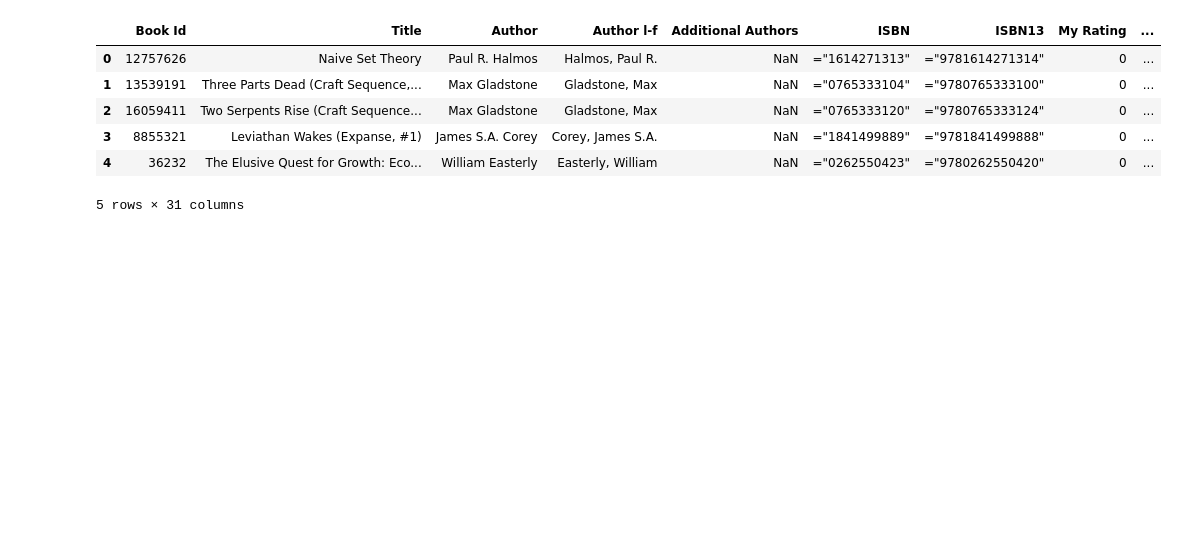
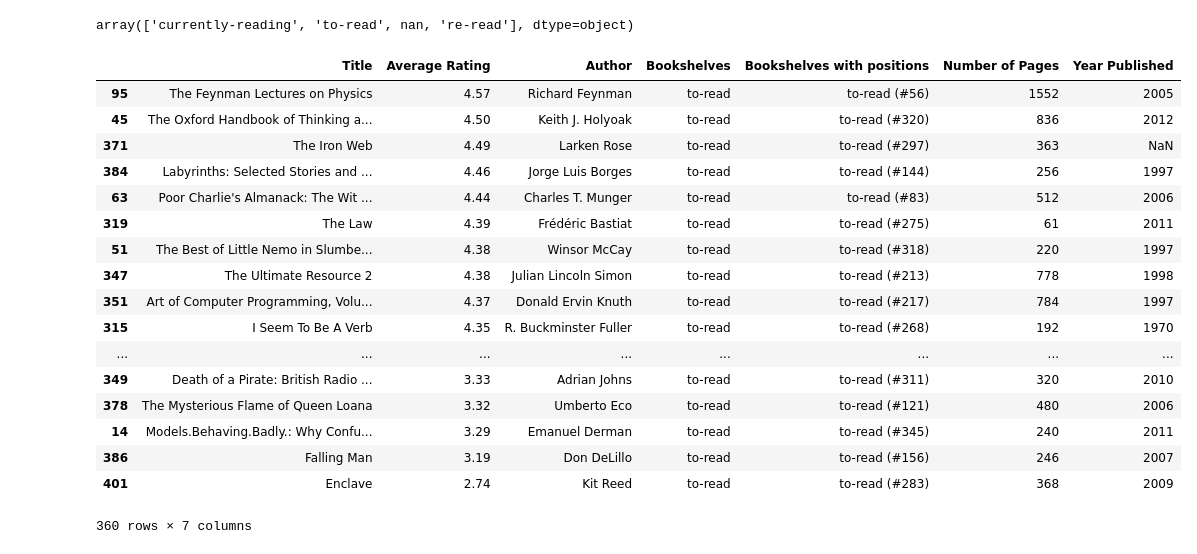
Before and after one commit to gordonfierce/heap_sifter, a Jupyter notebook: sift_goodreads.ipynb, the cells around one changed output. Drawn from its saved outputs; the diff is of its cells as text; code cells hidden in the pictures; blank space fills up the shorter version.

Commit message:
Reduce columns on export.

```diff
--- a/sift_goodreads.ipynb
+++ b/sift_goodreads.ipynb
@@ -5,10 +5,29 @@ goodreads = pandas.read_csv('goodreads_library_export.csv')
-# %%
-goodreads.head()
-# %% [output]
-|  | Book Id | Title | Author | Author l-f | Additional Authors | ISBN | ISBN13 | My Rating | ... |
-| 0 | 12757626 | Naive Set Theory | Paul R. Halmos | Halmos, Paul R. | NaN | ="1614271313" | ="9781614271314" | 0 | ... |
-| 1 | 13539191 | Three Parts Dead (Craft Sequence,... | Max Gladstone | Gladstone, Max | NaN | ="0765333104" | ="9780765333100" | 0 | ... |
-| 2 | 16059411 | Two Serpents Rise (Craft Sequence... | Max Gladstone | Gladstone, Max | NaN | ="0765333120" | ="9780765333124" | 0 | ... |
-| 3 | 8855321 | Leviathan Wakes (Expanse, #1) | James S.A. Corey | Corey, James S.A. | NaN | ="1841499889" | ="9781841499888" | 0 | ... |
-| 4 | 36232 | The Elusive Quest for Growth: Eco... | William Easterly | Easterly, William | NaN | ="0262550423" | ="9780262550420" | 0 | ... |
-5 rows × 31 columns
+# %%
+thing = goodreads[['Title', 'Average Rating', 'Author', 'Bookshelves', 'Bookshelves with positions', 'Number of Pages', 'Year Published']]
+# %%
+thing.Bookshelves.unique()
+# %% [output]
+array(['currently-reading', 'to-read', nan, 're-read'], dtype=object)
+# %%
+unread = thing[thing.Bookshelves.isin(['to-read', 'currently-reading'])]
+# %%
+unread.sort(columns=['Average Rating'], ascending=False)
+# %% [output]
+|  | Title | Average Rating | Author | Bookshelves | Bookshelves with positions | Number of Pages | Year Published |
+| 95 | The Feynman Lectures on Physics | 4.57 | Richard Feynman | to-read | to-read (#56) | 1552 | 2005 |
+| 45 | The Oxford Handbook of Thinking a... | 4.50 | Keith J. Holyoak | to-read | to-read (#320) | 836 | 2012 |
+| 371 | The Iron Web | 4.49 | Larken Rose | to-read | to-read (#297) | 363 | NaN |
+| 384 | Labyrinths: Selected Stories and ... | 4.46 | Jorge Luis Borges | to-read | to-read (#144) | 256 | 1997 |
+| 63 | Poor Charlie's Almanack: The Wit ... | 4.44 | Charles T. Munger | to-read | to-read (#83) | 512 | 2006 |
+| 319 | The Law | 4.39 | Frédéric Bastiat | to-read | to-read (#275) | 61 | 2011 |
+| 51 | The Best of Little Nemo in Slumbe... | 4.38 | Winsor McCay | to-read | to-read (#318) | 220 | 1997 |
+| 347 | The Ultimate Resource 2 | 4.38 | Julian Lincoln Simon | to-read | to-read (#213) | 778 | 1998 |
+| 351 | Art of Computer Programming, Volu... | 4.37 | Donald Ervin Knuth | to-read | to-read (#217) | 784 | 1997 |
+| 315 | I Seem To Be A Verb | 4.35 | R. Buckminster Fuller | to-read | to-read (#268) | 192 | 1970 |
+| ... | ... | ... | ... | ... | ... | ... | ... |
+| 349 | Death of a Pirate: British Radio ... | 3.33 | Adrian Johns | to-read | to-read (#311) | 320 | 2010 |
+| 378 | The Mysterious Flame of Queen Loana | 3.32 | Umberto Eco | to-read | to-read (#121) | 480 | 2006 |
+| 14 | Models.Behaving.Badly.: Why Confu... | 3.29 | Emanuel Derman | to-read | to-read (#345) | 240 | 2011 |
+| 386 | Falling Man | 3.19 | Don DeLillo | to-read | to-read (#156) | 246 | 2007 |
+| 401 | Enclave | 2.74 | Kit Reed | to-read | to-read (#283) | 368 | 2009 |
+360 rows × 7 columns
```
Also changed, not shown: parts of 2 cells of this notebook.
